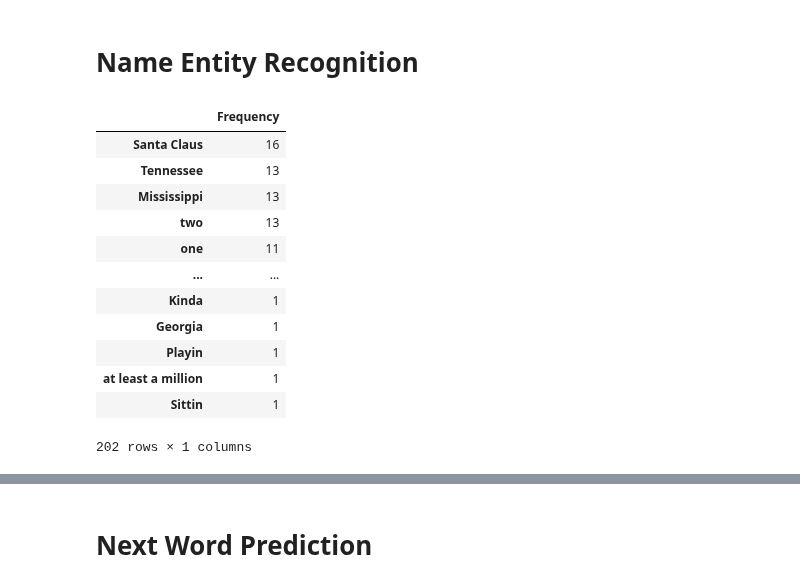
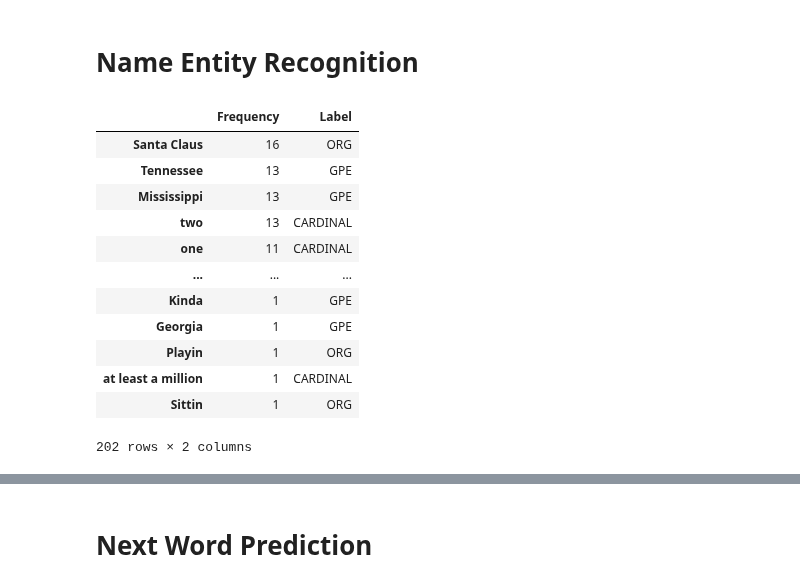
Before and after one commit to laufrankb/MiamiFintechProject2, a Jupyter notebook: country_nb/country_data.ipynb, the cells around one changed output, grey strips where cells are left out. Cells and saved outputs as stored; diff of their text form; code cells hidden in the pictures.

```diff
--- a/country_nb/country_data.ipynb
+++ b/country_nb/country_data.ipynb
@@ -319,44 +331,47 @@ country_ner.user_data['title'] = 'Country NER'
 # displacy.render(country_ner, style='ent')
 # %%
 # List all Entities
+
 ent_labels=[]
 entities=[]
+
 for ent in country_ner.ents:
     ent_labels.append(ent.label_)
     entities.append(ent.text)
 
-country_entities = pd.DataFrame([entities, ent_labels]).T
-country_entities.columns = ['Name Entity', 'Label']
+# Obtain frequency for each named entity
 
-# Obtain frequencies
 entities_freq = pd.DataFrame.from_dict([Counter(entities)]).T
 entities_freq.columns = ['Frequency']
 entities_freq.sort_values(by= 'Frequency', ascending=False, inplace = True)
+
+
+# Retrieve labels for unique named entities
+
+unique_nes = entities_freq.index.tolist()
+
+labels = []
+
+for word in unique_nes:
+    idx = entities.index(word)
+    label = ent_labels[idx]
+    labels.append(label)
+
+entities_freq['Label'] = labels
+
+entities_freq
+# %% [output]
+|  | Frequency | Label |
+| Santa Claus | 16 | ORG |
+| Tennessee | 13 | GPE |
+| Mississippi | 13 | GPE |
+| two | 13 | CARDINAL |
+| one | 11 | CARDINAL |
+| ... | ... | ... |
+| Kinda | 1 | GPE |
+| Georgia | 1 | GPE |
+| Playin | 1 | ORG |
+| at least a million | 1 | CARDINAL |
+| Sittin | 1 | ORG |
+202 rows × 2 columns
-# %%
-# Analyze specific entities
-
-gpes = country_entities.loc[country_entities['Label']=='GPE'].set_index("Name Entity")
-persons = country_entities.loc[country_entities['Label']=='PERSON'].set_index("Name Entity")
-
-gpes_freq = pd.DataFrame(gpes.index.value_counts())
-gpes_freq.columns = ['Frequency']
-gpes_freq
-
-
-persons_freq = pd.DataFrame(persons.index.value_counts())
-persons_freq.columns = ['Frequency']
-# %% [output]
-|  | Frequency |
-| Santa Claus | 16 |
-| Tennessee | 13 |
-| Mississippi | 13 |
-| two | 13 |
-| one | 11 |
-| ... | ... |
-| Kinda | 1 |
-| Georgia | 1 |
-| Playin | 1 |
-| at least a million | 1 |
-| Sittin | 1 |
-202 rows × 1 columns
 # %%
```
Also changed, not shown: parts of 7 cells of this notebook, 4 other files.
